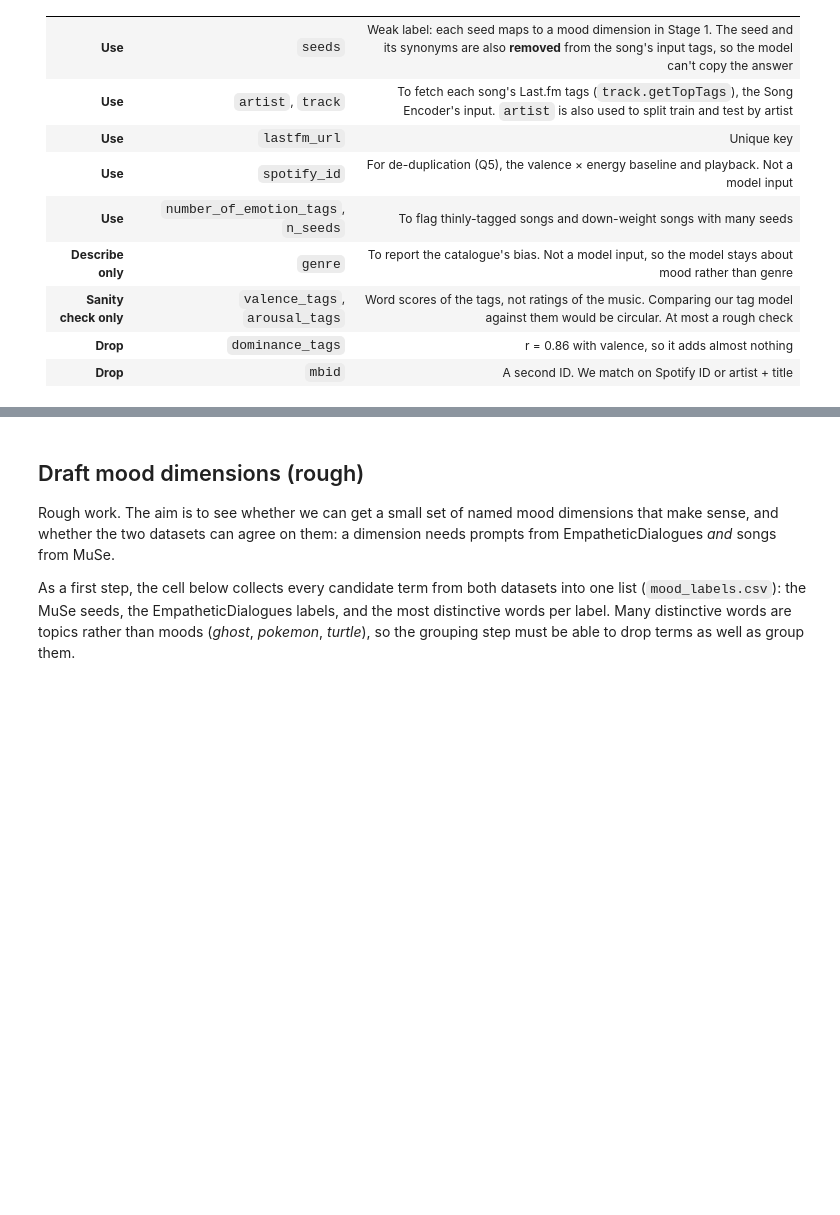
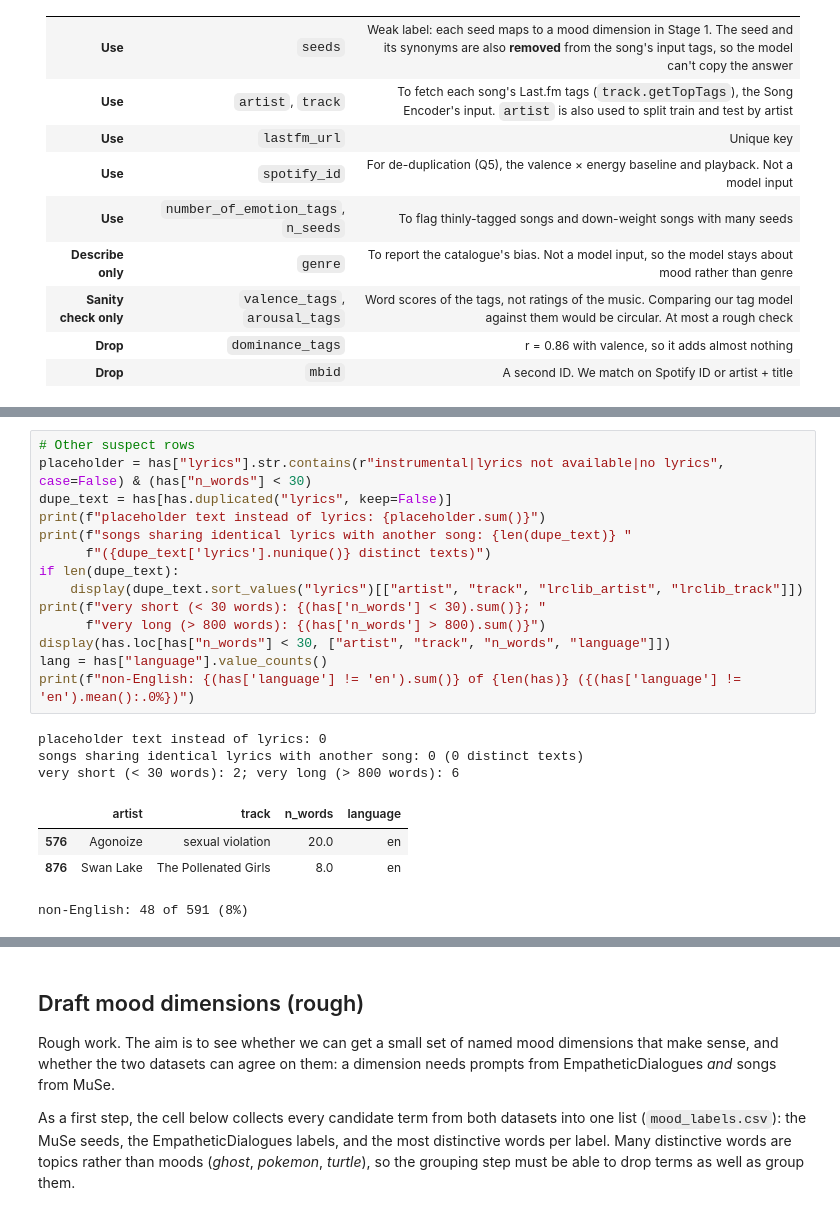
Before and after one commit to Oshawotttt/mood-playlist, a Jupyter notebook: proposal/DAP_IEDA_Template.ipynb, the cells around one changed output, grey strips where cells are left out. Cells and saved outputs as stored; diff of their text form; blank space fills up the shorter version.

```diff
--- a/proposal/DAP_IEDA_Template.ipynb
+++ b/proposal/DAP_IEDA_Template.ipynb
@@ -1073,0 +1177,22 @@ plt.show()
+# %%
+# Other suspect rows
+placeholder = has["lyrics"].str.contains(r"instrumental|lyrics not available|no lyrics", case=False) & (has["n_words"] < 30)
+dupe_text = has[has.duplicated("lyrics", keep=False)]
+print(f"placeholder text instead of lyrics: {placeholder.sum()}")
+print(f"songs sharing identical lyrics with another song: {len(dupe_text)} "
+      f"({dupe_text['lyrics'].nunique()} distinct texts)")
+if len(dupe_text):
+    display(dupe_text.sort_values("lyrics")[["artist", "track", "lrclib_artist", "lrclib_track"]])
+print(f"very short (< 30 words): {(has['n_words'] < 30).sum()}; "
+      f"very long (> 800 words): {(has['n_words'] > 800).sum()}")
+display(has.loc[has["n_words"] < 30, ["artist", "track", "n_words", "language"]])
+lang = has["language"].value_counts()
+print(f"non-English: {(has['language'] != 'en').sum()} of {len(has)} ({(has['language'] != 'en').mean():.0%})")
+# %% [output]
+placeholder text instead of lyrics: 0
+songs sharing identical lyrics with another song: 0 (0 distinct texts)
+very short (< 30 words): 2; very long (> 800 words): 6
+|  | artist | track | n_words | language |
+| 576 | Agonoize | sexual violation | 20.0 | en |
+| 876 | Swan Lake | The Pollenated Girls | 8.0 | en |
+non-English: 48 of 591 (8%)
```
Also changed, not shown: parts of 46 cells of this notebook, 3 other files.
